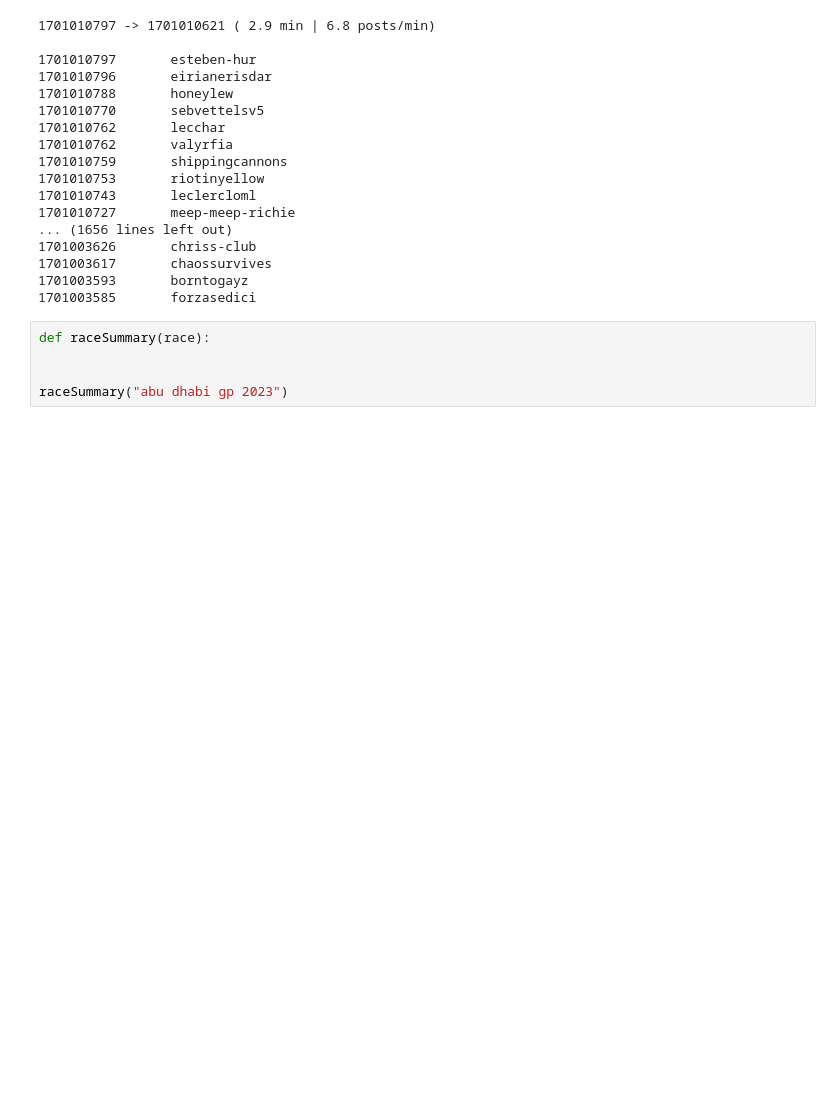
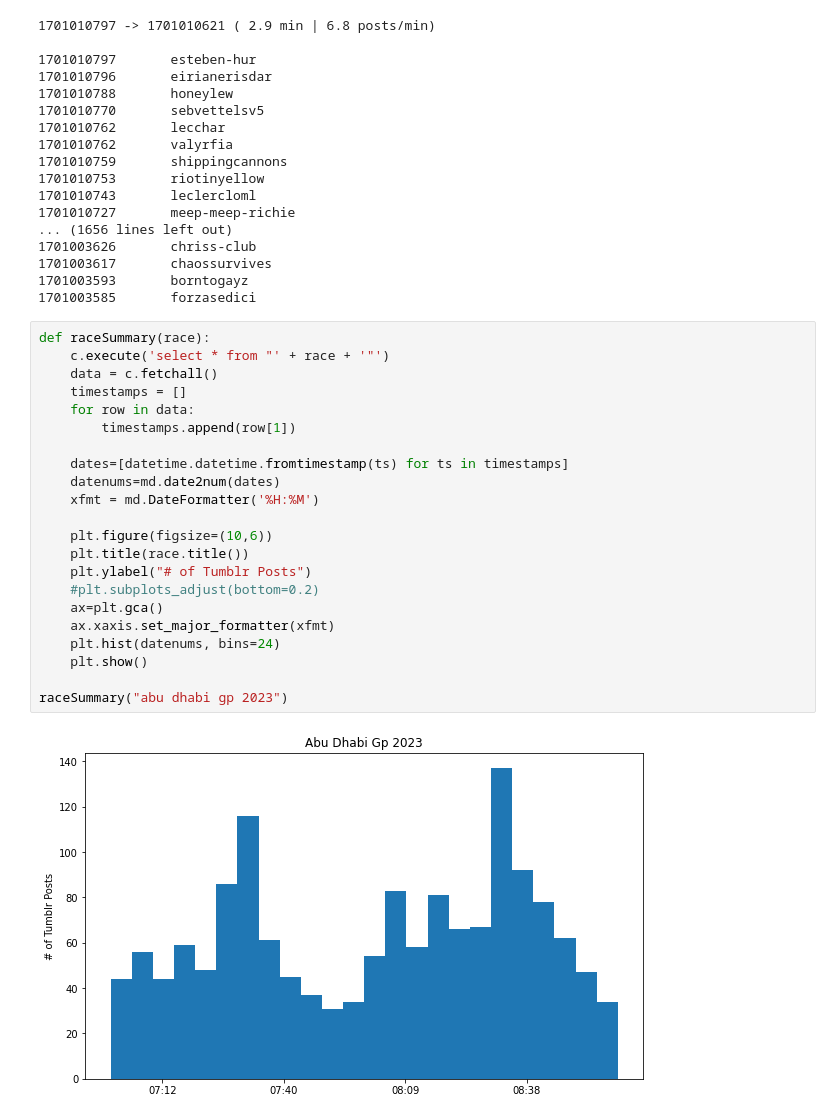
Before and after one commit to athuler/f1-tumblr-analysis, a Jupyter notebook: F1 Tumblr Analysis.ipynb, the cells around one changed output. Cells and saved outputs as stored; diff of their text form; blank space fills up the shorter version.

Commit message:
Graph Num of Posts over Race

```diff
--- a/F1 Tumblr Analysis.ipynb
+++ b/F1 Tumblr Analysis.ipynb
@@ -127,8 +130,27 @@ fetchPostsForRace("abu dhabi gp 2023")
 1701003617       chaossurvives
 1701003593       borntogayz
 1701003585       forzasedici
-# %%
-def raceSummary(race):
-
-
-raceSummary("abu dhabi gp 2023")
+# %%
+def raceSummary(race):
+    c.execute('select * from "' + race + '"')
+    data = c.fetchall()
+    timestamps = []
+    for row in data:
+        timestamps.append(row[1])
+
+    dates=[datetime.datetime.fromtimestamp(ts) for ts in timestamps]
+    datenums=md.date2num(dates)
+    xfmt = md.DateFormatter('%H:%M')
+
+    plt.figure(figsize=(10,6))
+    plt.title(race.title())
+    plt.ylabel("# of Tumblr Posts")
+    #plt.subplots_adjust(bottom=0.2)
+    ax=plt.gca()
+    ax.xaxis.set_major_formatter(xfmt)
+    plt.hist(datenums, bins=24)
+    plt.show()
+
+raceSummary("abu dhabi gp 2023")
+# %% [output]
+[figure, added]
```
Also changed, not shown: parts of 1 cell of this notebook.
